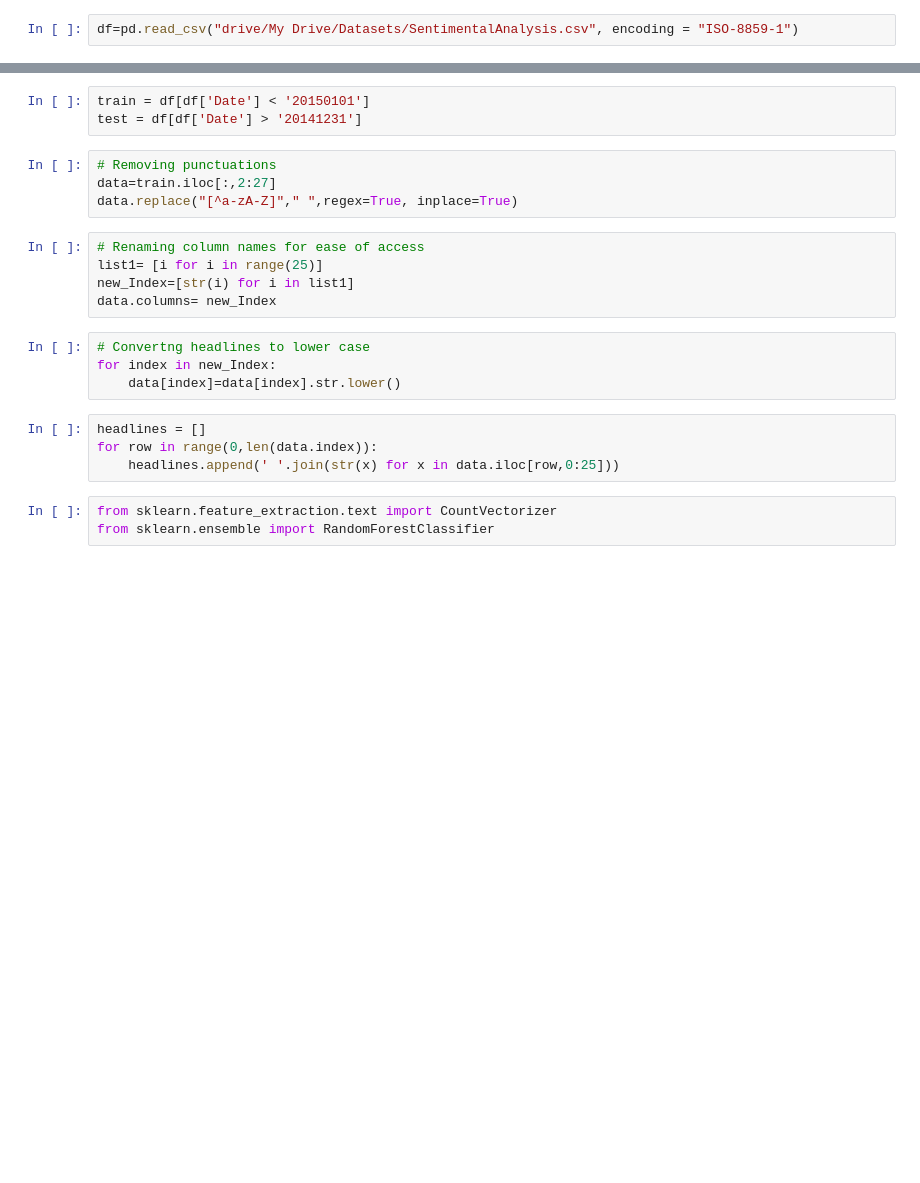
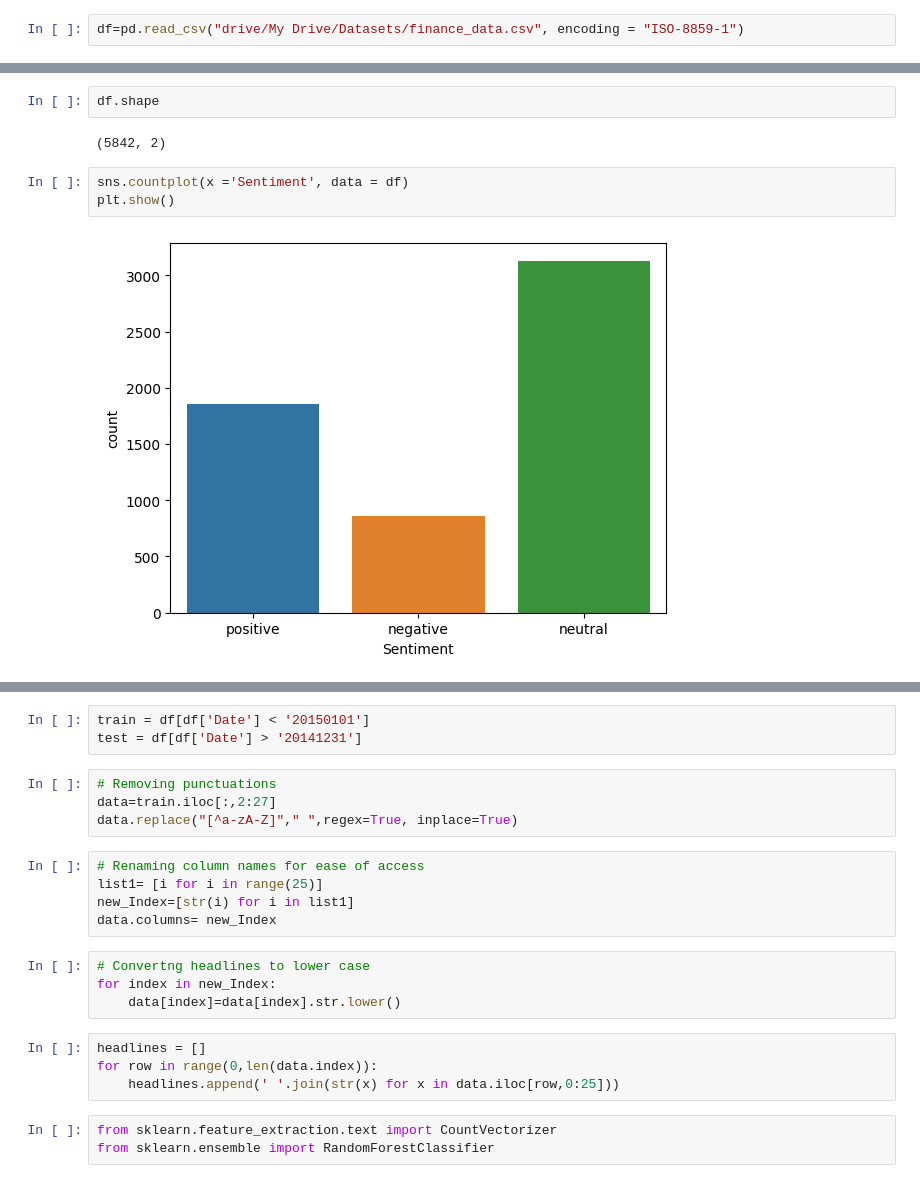
Before and after one commit to lovepreetmultani/Natural-Language-Processing, a Jupyter notebook: SentimentAnalysis.ipynb, the cells around one changed output, grey strips where cells are left out. Cells and saved outputs as stored; diff of their text form; blank space fills up the shorter version.

```diff
--- a/SentimentAnalysis.ipynb
+++ b/SentimentAnalysis.ipynb
@@ -8,4 +26,4 @@ drive.mount("/content/drive")
 # %%
-df=pd.read_csv("drive/My Drive/Datasets/SentimentalAnalysis.csv", encoding = "ISO-8859-1")
+df=pd.read_csv("drive/My Drive/Datasets/finance_data.csv", encoding = "ISO-8859-1")
 # %%
 df.head()
@@ -11,0 +37,9 @@ df.head()
+# %%
+df.shape
+# %% [output]
+(5842, 2)
+# %%
+sns.countplot(x ='Sentiment', data = df)
+plt.show()
+# %% [output]
+[figure, added]
```
Also changed, not shown: parts of 14 cells of this notebook.
